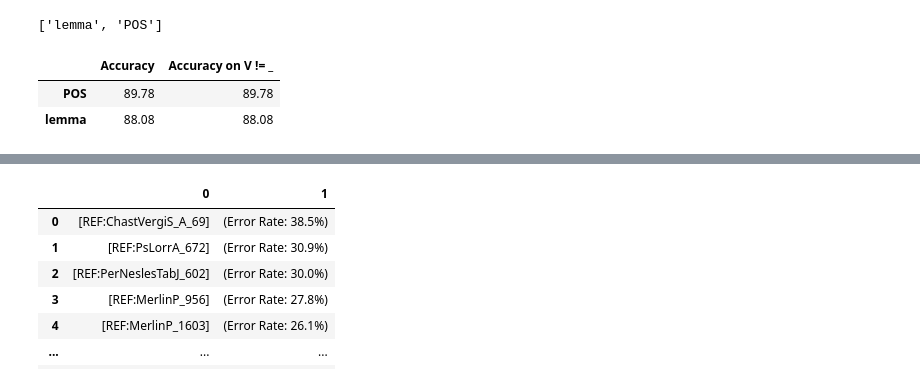
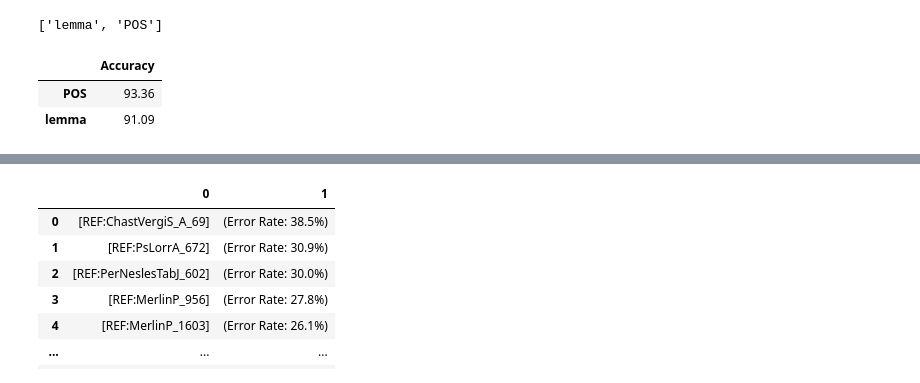
Before and after one commit to LucenceIng/evaluationModeleCILPR, a Jupyter notebook: recupLexemesVThibaultC.ipynb, the cells around one changed output, grey strips where cells are left out. Cells and saved outputs as stored; diff of their text form; code cells hidden in the pictures.

Commit message:
fix roman numerals, punctuations and other issues

```diff
--- a/recupLexemesVThibaultC.ipynb
+++ b/recupLexemesVThibaultC.ipynb
@@ -30,7 +92,6 @@ TASKS = "lemma,POS".split(",")
 Texts = []
 GOLD = []
 
-Milestones = set(list(range(0, 7270)))
 nb_tokens = 0
 
 def filter_gold(data):
@@ -68,8 +129,13 @@ with open("nca-sample-naomicorr.tsv") as f:
 
         if line["POS"] == "PONfrt":
             if GOLD[-1] != []:
-                GOLD = filter_gold(GOLD)
-                GOLD.append([])
+                # And now for some more Roman Numerals
+                if GOLD[-1][-1]["POS"].endswith("car") and line["form"] == '.':
+                    GOLD[-1].append(line)
+                else:
+                    GOLD[-1].append(line)
+                    GOLD = filter_gold(GOLD)
+                    GOLD.append([])
         elif keep_tokens(line["form"]):
             GOLD[-1].append(line)
             nb_tokens += 1
@@ -122,5 +176,5 @@ TextsTitles
 # %%
-PLATINUM = GOLD #convert_raw(GOLD, task_list=TASKS, lemma_fn=lambda x:x, form_fn=lambda x:x,
+PLATINUM = convert_raw(GOLD, form_fn = lambda x: x.replace('§', '')) #convert_raw(GOLD, task_list=TASKS, lemma_fn=lambda x:x, form_fn=lambda x:x,
                 #       pos_fn=lambda x:x, clitics_starts_with_accollade=True,
                 #      clitics_are_duplicate=True)
 # %%
@@ -155,7 +212,7 @@ TASKS
 from pie.tagger import Tagger
 from pie.utils import chunks
 DEVICE = "cpu"
-BATCH_SIZE = 128
+BATCH_SIZE = 64
 
 
 OUTPUT = []
@@ -188,23 +245,23 @@ RESULTS, RAW_SCORES, RAW_SCORES_NOT_EMPTY, ERRORS, SCORES_KNOWN = compile_scores
 # %%
 from sklearn.metrics import accuracy_score, precision_recall_fscore_support
 from tabulate import tabulate
 from IPython.display import HTML, display
 
-data = [["Task", "Accuracy", "Accuracy on V != _"]]
+data = [["Task", "Accuracy"]]#, "Accuracy on V != _"]]
 
 
 for task, (pred, truth) in RAW_SCORES.items():
     (pred_limited, truth_limited) = RAW_SCORES_NOT_EMPTY[task]
     data.append([
         task,
-        "{0:.2f}".format(accuracy_score(truth, pred)*100),
-        "{0:.2f}".format(accuracy_score(pred_limited, truth_limited)*100)
+        "{0:.2f}".format(accuracy_score(truth, pred)*100)#,
+        #"{0:.2f}".format(accuracy_score(pred_limited, truth_limited)*100)
     ])
 
 df = DataFrame([x[1:] for x in data[1:]], columns=data[0][1:], index=[x[0] for x in data[1:]]).sort_index()
 display(HTML(df.to_html()))
 #print(df.to_latex())
 # %% [output]
-|  | Accuracy | Accuracy on V != _ |
-| POS | 89.78 | 89.78 |
-| lemma | 88.08 | 88.08 |
+|  | Accuracy |
+| POS | 93.36 |
+| lemma | 91.09 |
```
Also changed, not shown: parts of 16 cells of this notebook, 1 other file.
